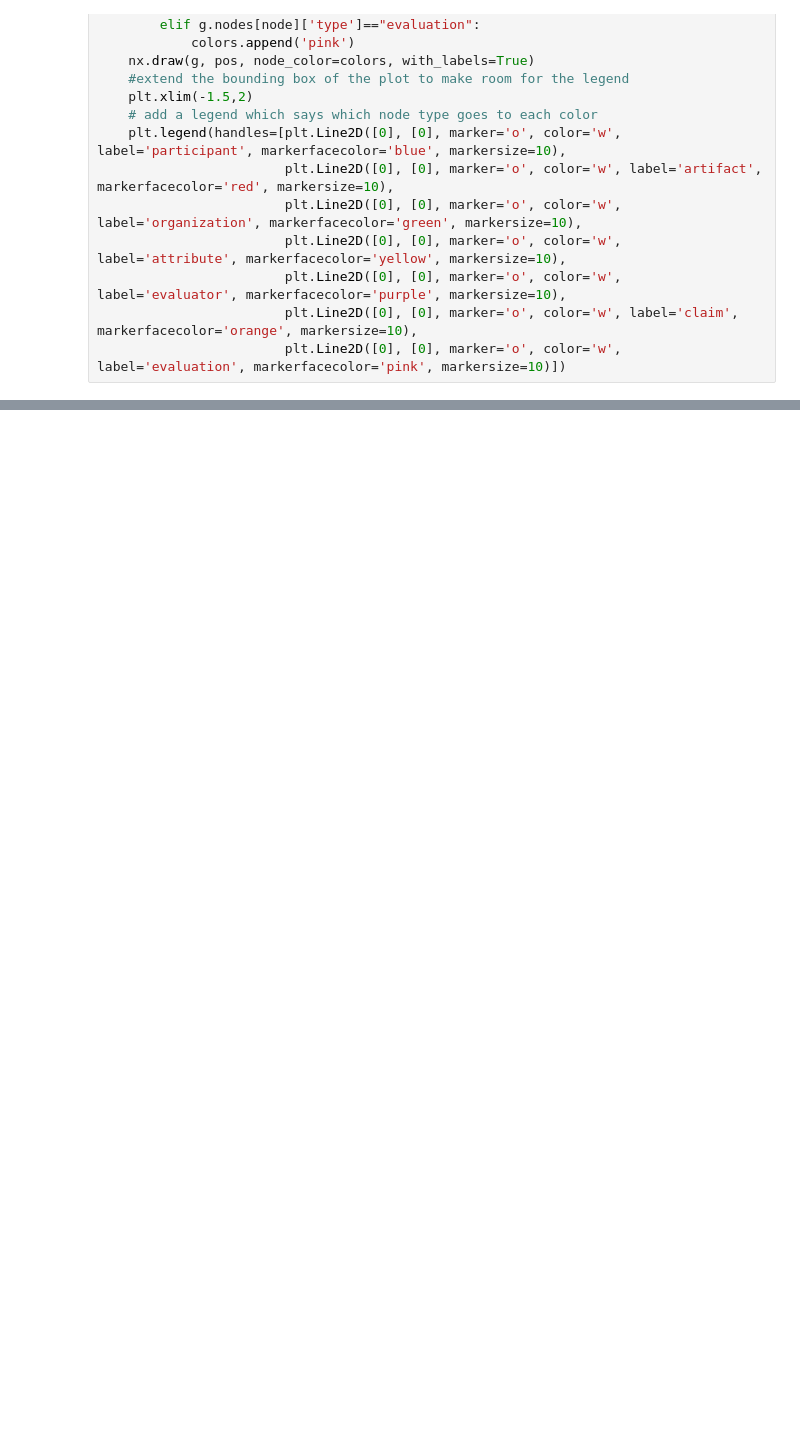
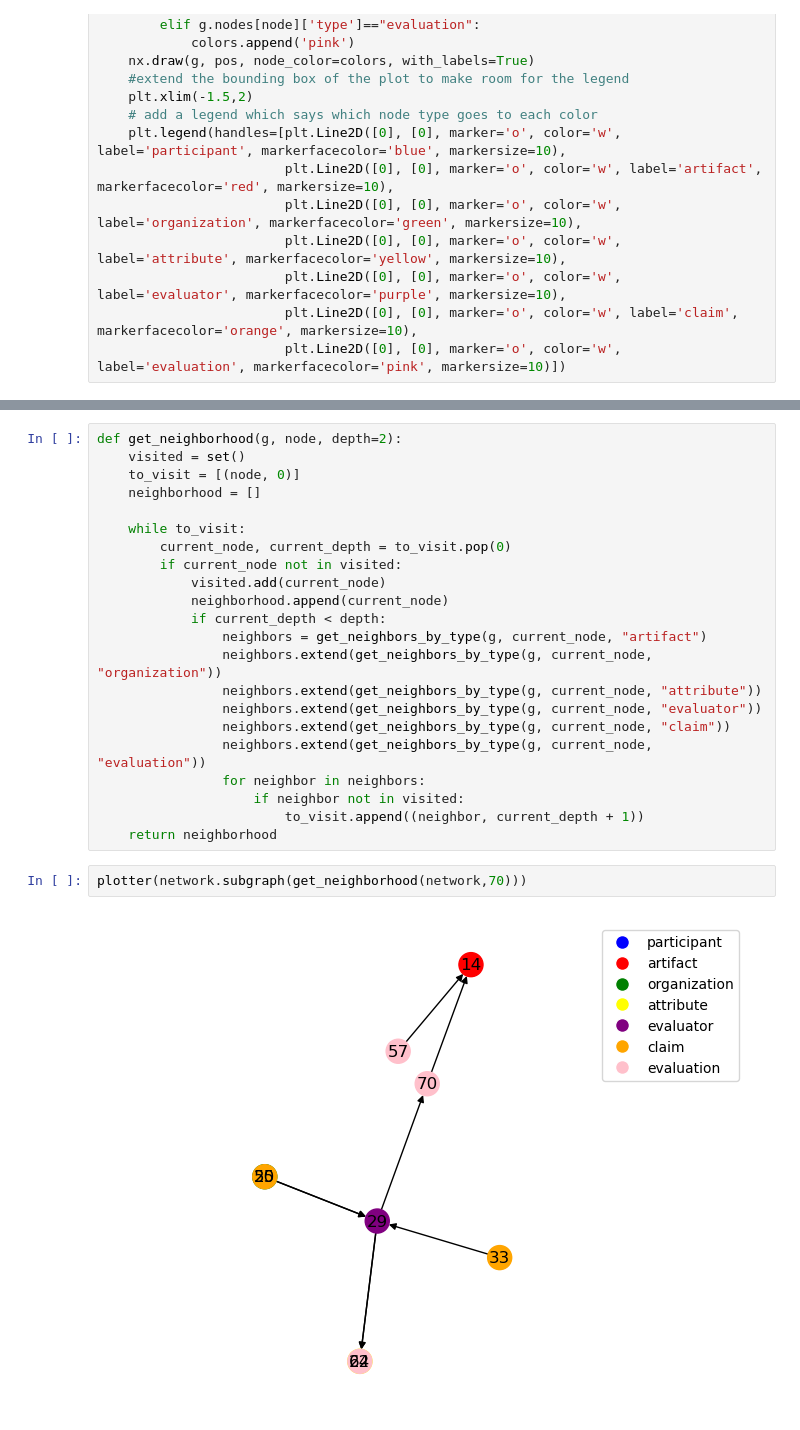
Before and after one commit to mzargham/network-formation-exploration, a Jupyter notebook: network.ipynb, the cells around one changed output, grey strips where cells are left out. Cells and saved outputs as stored; diff of their text form; blank space fills up the shorter version.

```diff
--- a/network.ipynb
+++ b/network.ipynb
@@ -220,0 +280,26 @@ subgraph = plotter(network.subgraph(neighborhood))
+# %%
+def get_neighborhood(g, node, depth=2):
+    visited = set()
+    to_visit = [(node, 0)]
+    neighborhood = []
+
+    while to_visit:
+        current_node, current_depth = to_visit.pop(0)
+        if current_node not in visited:
+            visited.add(current_node)
+            neighborhood.append(current_node)
+            if current_depth < depth:
+                neighbors = get_neighbors_by_type(g, current_node, "artifact")
+                neighbors.extend(get_neighbors_by_type(g, current_node, "organization"))
+                neighbors.extend(get_neighbors_by_type(g, current_node, "attribute"))
+                neighbors.extend(get_neighbors_by_type(g, current_node, "evaluator"))
+                neighbors.extend(get_neighbors_by_type(g, current_node, "claim"))
+                neighbors.extend(get_neighbors_by_type(g, current_node, "evaluation"))
+                for neighbor in neighbors:
+                    if neighbor not in visited:
+                        to_visit.append((neighbor, current_depth + 1))
+    return neighborhood
+# %%
+plotter(network.subgraph(get_neighborhood(network,70)))
+# %% [output]
+[figure, added]
```
Also changed, not shown: parts of 10 cells of this notebook.
